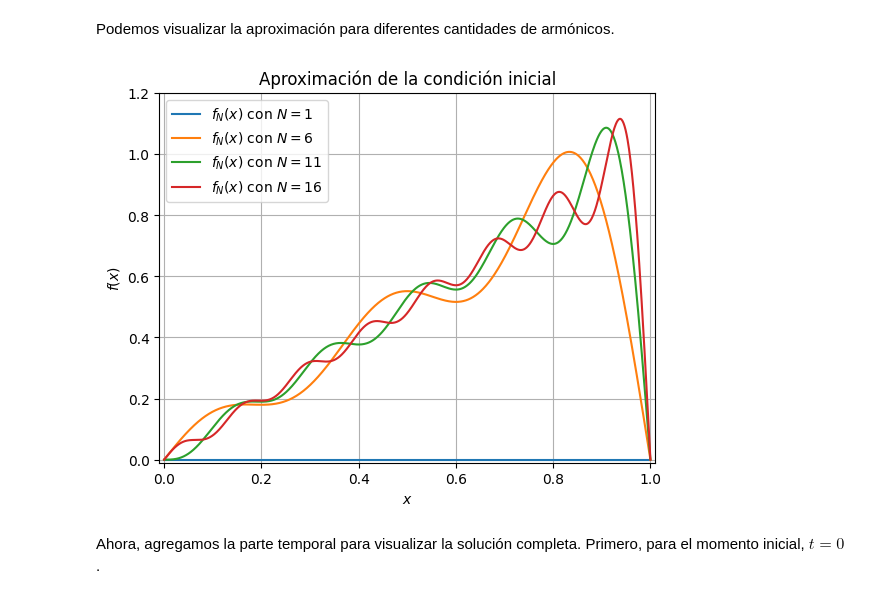
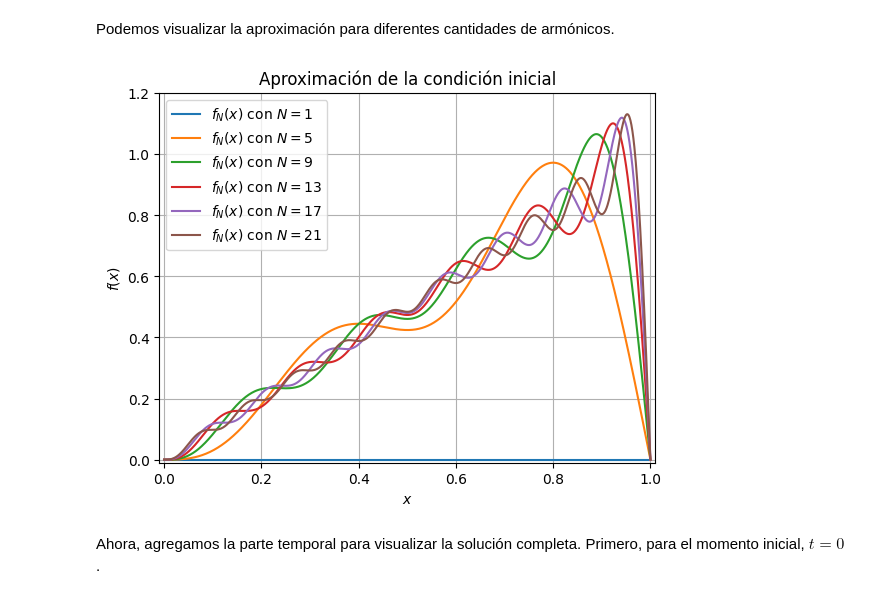
Before and after one commit to Mauricio-Fragoso-Mendoza/Ecuaciones-Diferenciales-Parciales-I, a Jupyter notebook: Ecuacion del calor.ipynb, the cells around one changed output. Cells and saved outputs as stored; diff of their text form; code cells hidden in the pictures.

```diff
--- a/Ecuacion del calor.ipynb
+++ b/Ecuacion del calor.ipynb
@@ -56,14 +56,14 @@ show()
 # %% [markdown]
 Podemos visualizar la aproximación para diferentes cantidades de armónicos.
 # %%
-for i in range(1,20,5):
+for i in range(1,22,4):
     plot(x,u_0(x,i),label='$f_N(x)$ con $N=%d$' %i)
 plt.xlabel('$x$'); plt.ylabel('$f(x)$');
 plt.title("Aproximación de la condición inicial")
 xlim([-0.01,1.01]),ylim([-0.01,1.2]),grid(),legend()
 show()
 # %% [output]
-[figure, old version]
+[figure, new version]
 # %% [markdown]
 Ahora, agregamos la parte temporal para visualizar la solución completa. Primero, para el momento inicial, $t=0$.
 # %%
```
Also changed, not shown: parts of 4 cells of this notebook.
